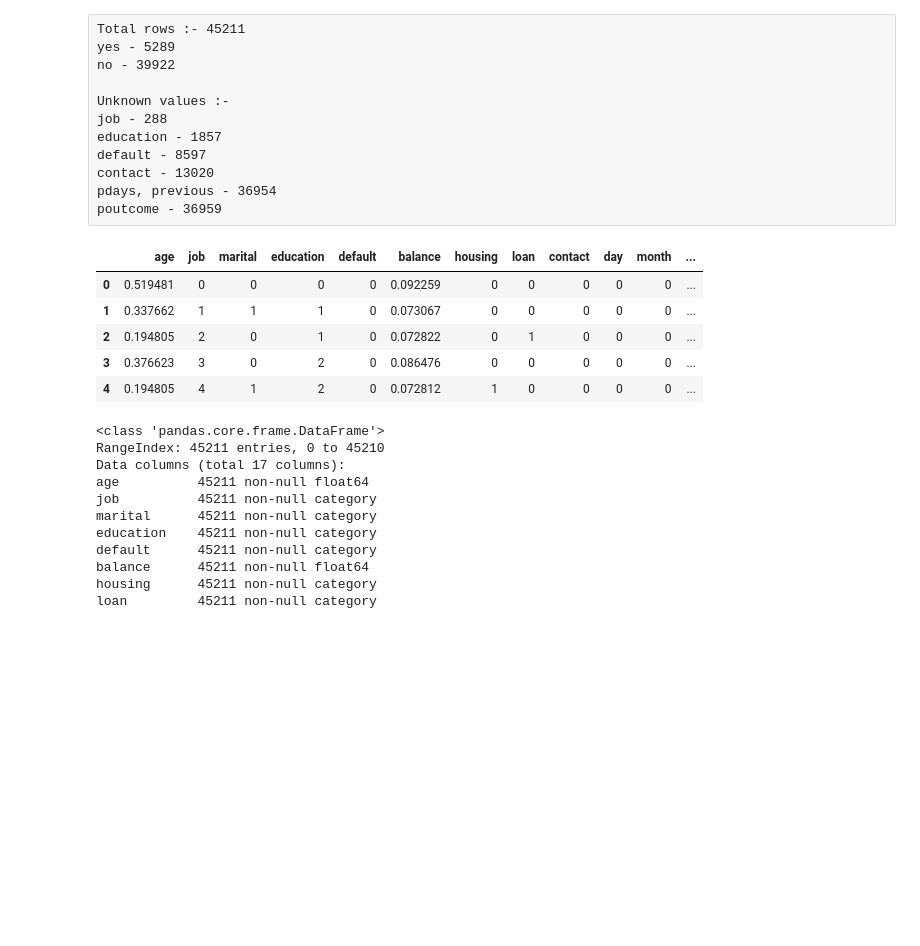
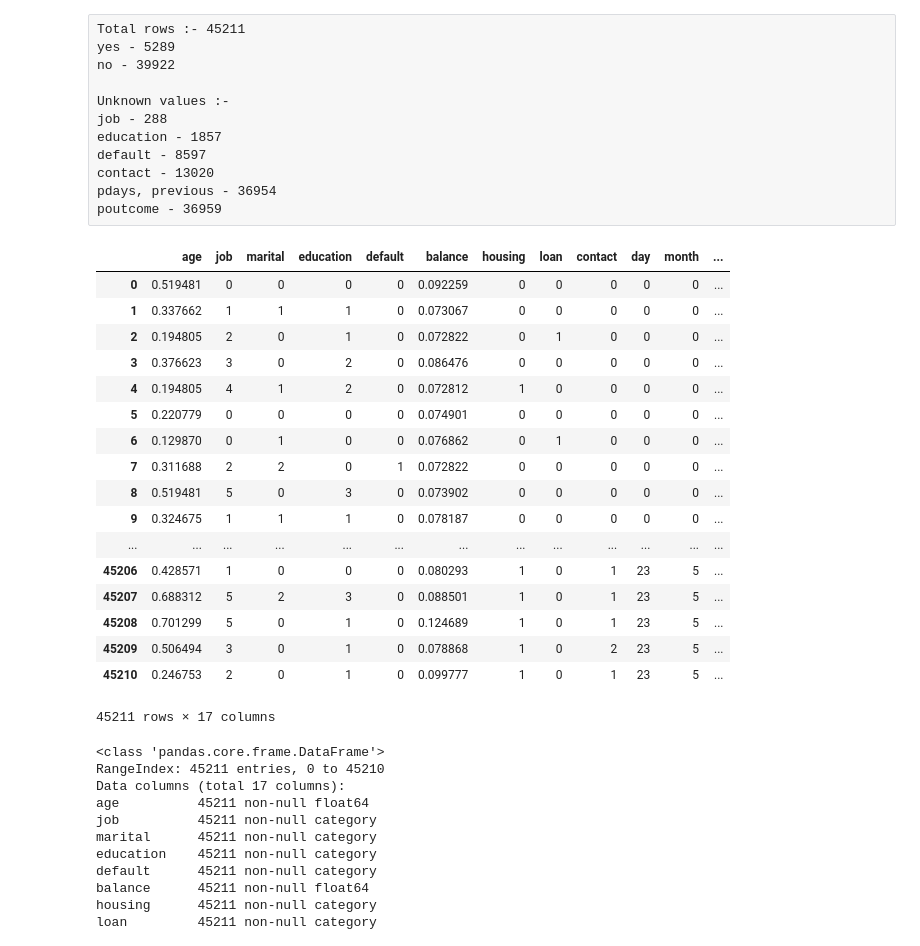
Before and after one commit to arun-Joseph/Bank-Marketing, a Jupyter notebook: Data Prepocessing.ipynb, the cells around one changed output. Drawn from its saved outputs; the diff is of its cells as text; code cells hidden in the pictures; blank space fills up the shorter version.

```diff
--- a/Data Prepocessing.ipynb
+++ b/Data Prepocessing.ipynb
@@ -44,14 +44,26 @@ df[categorical] = df[categorical].astype('int')
 df[categorical] = df[categorical].astype('category')
 df['y'] = df['y'].astype(int)
 # %%
-df.head()
+df
 # %% [output]
 |  | age | job | marital | education | default | balance | housing | loan | contact | day | month | ... |
 | 0 | 0.519481 | 0 | 0 | 0 | 0 | 0.092259 | 0 | 0 | 0 | 0 | 0 | ... |
 | 1 | 0.337662 | 1 | 1 | 1 | 0 | 0.073067 | 0 | 0 | 0 | 0 | 0 | ... |
 | 2 | 0.194805 | 2 | 0 | 1 | 0 | 0.072822 | 0 | 1 | 0 | 0 | 0 | ... |
 | 3 | 0.376623 | 3 | 0 | 2 | 0 | 0.086476 | 0 | 0 | 0 | 0 | 0 | ... |
 | 4 | 0.194805 | 4 | 1 | 2 | 0 | 0.072812 | 1 | 0 | 0 | 0 | 0 | ... |
+| 5 | 0.220779 | 0 | 0 | 0 | 0 | 0.074901 | 0 | 0 | 0 | 0 | 0 | ... |
+| 6 | 0.129870 | 0 | 1 | 0 | 0 | 0.076862 | 0 | 1 | 0 | 0 | 0 | ... |
+| 7 | 0.311688 | 2 | 2 | 0 | 1 | 0.072822 | 0 | 0 | 0 | 0 | 0 | ... |
+| 8 | 0.519481 | 5 | 0 | 3 | 0 | 0.073902 | 0 | 0 | 0 | 0 | 0 | ... |
+| 9 | 0.324675 | 1 | 1 | 1 | 0 | 0.078187 | 0 | 0 | 0 | 0 | 0 | ... |
+| ... | ... | ... | ... | ... | ... | ... | ... | ... | ... | ... | ... | ... |
+| 45206 | 0.428571 | 1 | 0 | 0 | 0 | 0.080293 | 1 | 0 | 1 | 23 | 5 | ... |
+| 45207 | 0.688312 | 5 | 2 | 3 | 0 | 0.088501 | 1 | 0 | 1 | 23 | 5 | ... |
+| 45208 | 0.701299 | 5 | 0 | 1 | 0 | 0.124689 | 1 | 0 | 1 | 23 | 5 | ... |
+| 45209 | 0.506494 | 3 | 0 | 1 | 0 | 0.078868 | 1 | 0 | 2 | 23 | 5 | ... |
+| 45210 | 0.246753 | 2 | 0 | 1 | 0 | 0.099777 | 1 | 0 | 1 | 23 | 5 | ... |
+45211 rows × 17 columns
 # %%
 df.info()
 # %% [output]
```
Also changed, not shown: 2 other files.
